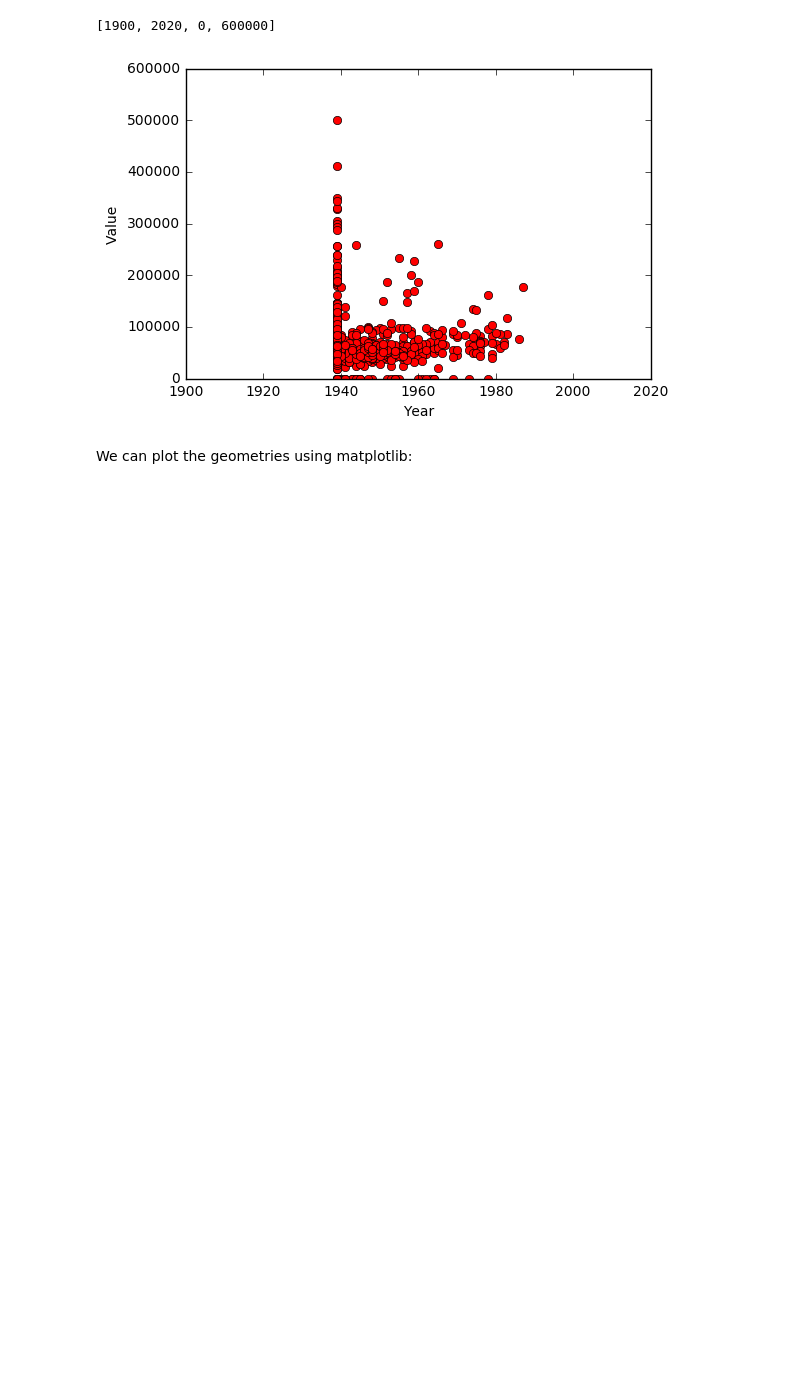
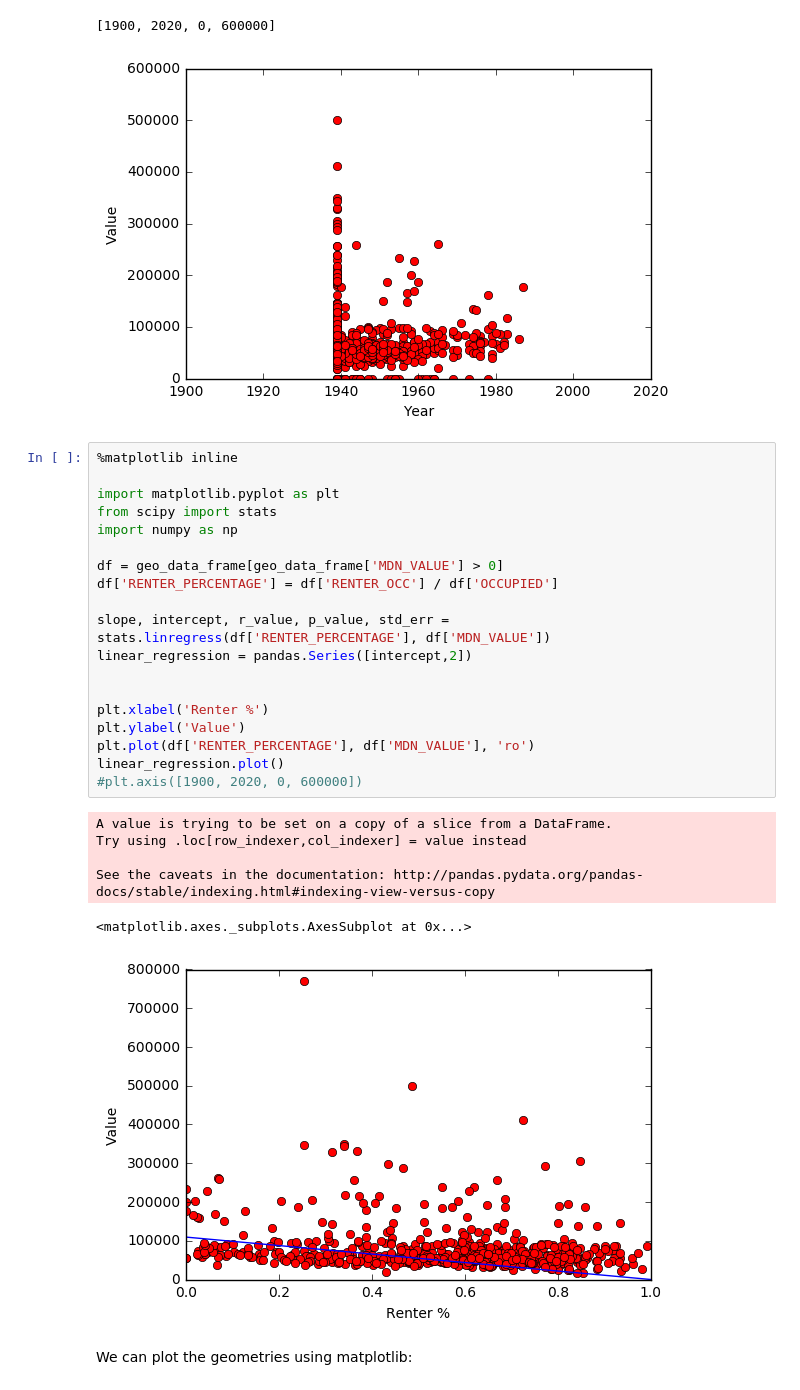
Before and after one commit to zbyte64/python_datagov_notebooks, a Jupyter notebook: 3. Exploring Data.ipynb, the cells around one changed output. Saved outputs shown, nothing was run; the diff lists cells and outputs as text; blank space fills up the shorter version.

Commit message:
graph for exploring median value to renter occupancy

```diff
--- a/3. Exploring Data.ipynb
+++ b/3. Exploring Data.ipynb
@@ -314,6 +314,32 @@ plt.axis([1900, 2020, 0, 600000])
 # %% [output]
 [1900, 2020, 0, 600000]
 [figure]
+# %%
+%matplotlib inline
+
+import matplotlib.pyplot as plt
+from scipy import stats
+import numpy as np
+
+df = geo_data_frame[geo_data_frame['MDN_VALUE'] > 0]
+df['RENTER_PERCENTAGE'] = df['RENTER_OCC'] / df['OCCUPIED']
+
+slope, intercept, r_value, p_value, std_err = stats.linregress(df['RENTER_PERCENTAGE'], df['MDN_VALUE'])
+linear_regression = pandas.Series([intercept,2])
+
+
+plt.xlabel('Renter %')
+plt.ylabel('Value')
+plt.plot(df['RENTER_PERCENTAGE'], df['MDN_VALUE'], 'ro')
+linear_regression.plot()
+#plt.axis([1900, 2020, 0, 600000])
+# %% [output]
+A value is trying to be set on a copy of a slice from a DataFrame.
+Try using .loc[row_indexer,col_indexer] = value instead
+
+See the caveats in the documentation: http://pandas.pydata.org/pandas-docs/stable/indexing.html#indexing-view-versus-copy
+<matplotlib.axes._subplots.AxesSubplot at 0x...>
+[figure, added]
 # %% [markdown]
 We can plot the geometries using matplotlib:
 # %%
```
